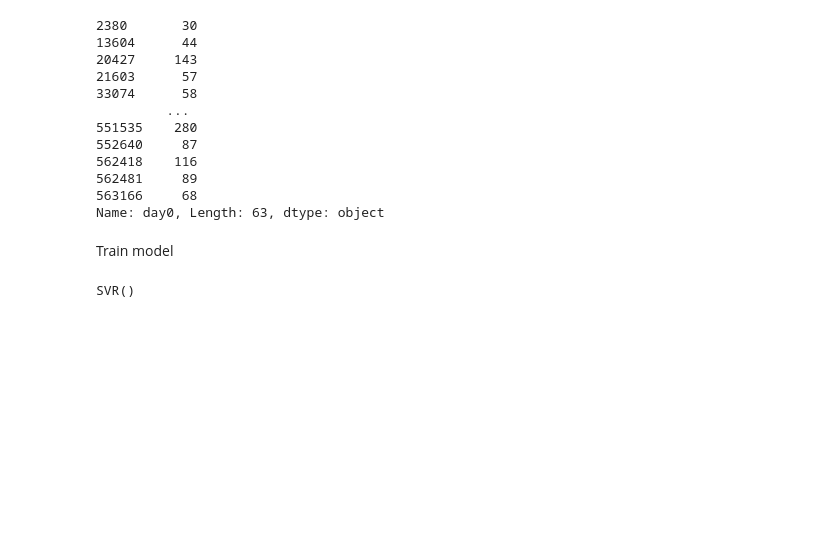
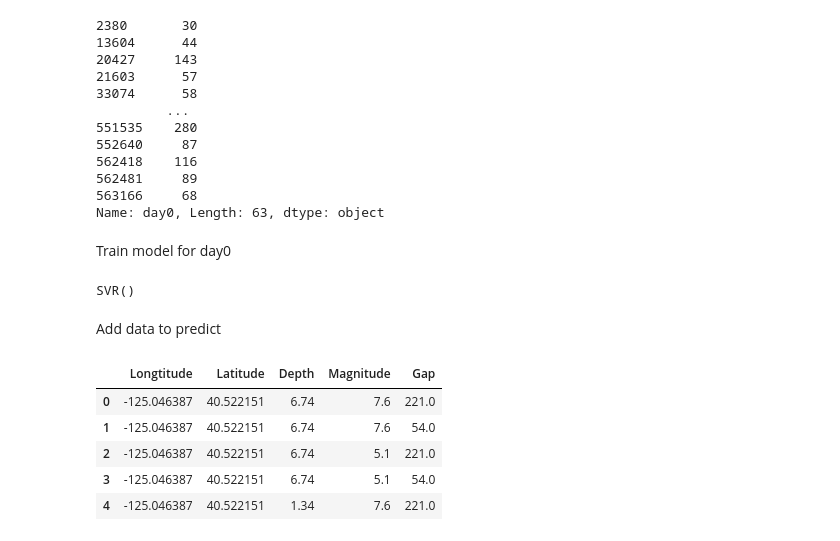
Before and after one commit to krattya/Natural-Disasters-App, a Jupyter notebook: forecast/forecast.ipynb, the cells around one changed output. Cells and saved outputs as stored; diff of their text form; code cells hidden in the pictures; blank space fills up the shorter version.

Commit message:
created data to predict & predicted first data

```diff
--- a/forecast/forecast.ipynb
+++ b/forecast/forecast.ipynb
@@ -155,9 +161,36 @@ y
 563166     68
 Name: day0, Length: 63, dtype: object
 # %% [markdown]
-Train model
+Train model for day0
 # %%
 model = SVR()
 model.fit(X,y)
 # %% [output]
 SVR()
+# %% [markdown]
+Add data to predict
+# %%
+Longtitude = [-125.046387,-117.751465]
+Latitude = [40.522151,37.709899]
+Depth = [6.74,1.34]
+Magnitude = [7.6,5.1]
+Gap = [221,54]
+
+data_to_predict = pd.DataFrame({"Longtitude":[],"Latitude":[],"Depth":[],"Magnitude":[],"Gap":[]})
+
+for long in Longtitude:
+    for lat in Latitude:
+        for dep in Depth:
+            for mag in Magnitude:
+                for gap in Gap:
+                    new_line = [long,lat,dep,mag,gap]
+                    data_to_predict.loc[len(data_to_predict)] = new_line
+# %%
+data_to_predict.head()
+# %% [output]
+|  | Longtitude | Latitude | Depth | Magnitude | Gap |
+| 0 | -125.046387 | 40.522151 | 6.74 | 7.6 | 221.0 |
+| 1 | -125.046387 | 40.522151 | 6.74 | 7.6 | 54.0 |
+| 2 | -125.046387 | 40.522151 | 6.74 | 5.1 | 221.0 |
+| 3 | -125.046387 | 40.522151 | 6.74 | 5.1 | 54.0 |
+| 4 | -125.046387 | 40.522151 | 1.34 | 7.6 | 221.0 |
```
Also changed, not shown: parts of 5 cells of this notebook.
